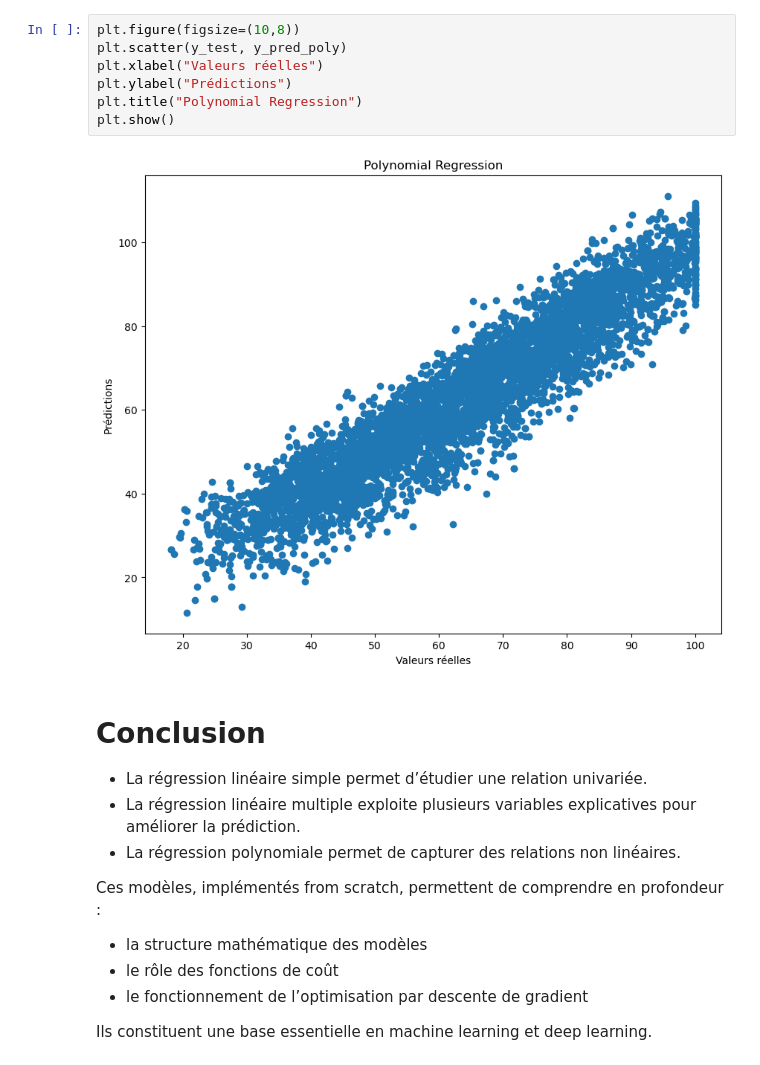
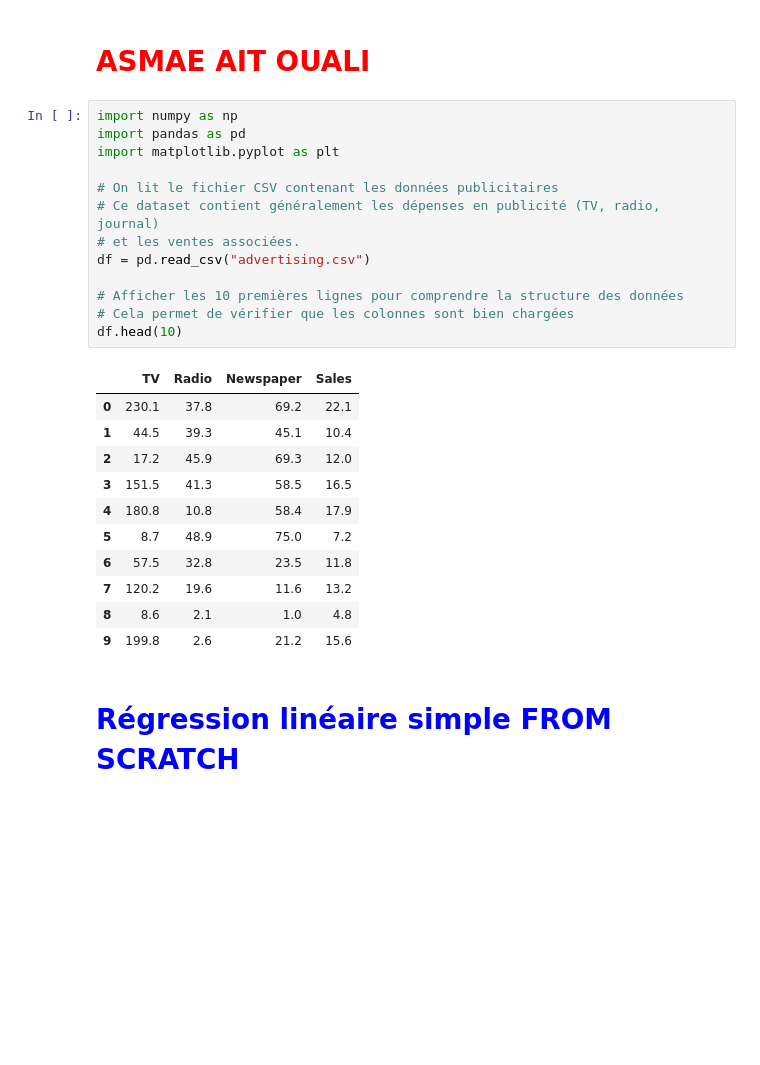
Before and after one commit to MasterGLCC/machine-learning-asmaeaitouali-1, a Jupyter notebook: from_scratch.ipynb, the cells around one changed output. Drawn from its saved outputs; the diff is of its cells as text; blank space fills up the shorter version.

Commit message:
Add files via upload
code python de Régession Linèaire, Multiple et polynomiale ,régression logistique(From scratch et avec bibliothèque)

```diff
--- a/from_scratch.ipynb
+++ b/from_scratch.ipynb
@@ -492,22 +1,29 @@ plt.show()
-# %%
-plt.figure(figsize=(10,8))
-plt.scatter(y_test, y_pred_poly)
-plt.xlabel("Valeurs réelles")
-plt.ylabel("Prédictions")
-plt.title("Polynomial Regression")
-plt.show()
-# %% [output]
-[figure, removed]
-# %% [markdown]
-# Conclusion
-
-- La régression linéaire simple permet d’étudier une relation univariée.
-- La régression linéaire multiple exploite plusieurs variables explicatives pour améliorer la prédiction.
-- La régression polynomiale permet de capturer des relations non linéaires.
-
-Ces modèles, implémentés from scratch, permettent de comprendre en profondeur :
-- la structure mathématique des modèles
-- le rôle des fonctions de coût
-- le fonctionnement de l’optimisation par descente de gradient
-
-Ils constituent une base essentielle en machine learning et deep learning.
+# %% [markdown]
+#  <span style="color:red">ASMAE AIT OUALI</span>
+# %%
+import numpy as np
+import pandas as pd
+import matplotlib.pyplot as plt
+
+# On lit le fichier CSV contenant les données publicitaires
+# Ce dataset contient généralement les dépenses en publicité (TV, radio, journal)
+# et les ventes associées.
+df = pd.read_csv("advertising.csv")
+
+# Afficher les 10 premières lignes pour comprendre la structure des données
+# Cela permet de vérifier que les colonnes sont bien chargées
+df.head(10)
+# %% [output]
+|  | TV | Radio | Newspaper | Sales |
+| 0 | 230.1 | 37.8 | 69.2 | 22.1 |
+| 1 | 44.5 | 39.3 | 45.1 | 10.4 |
+| 2 | 17.2 | 45.9 | 69.3 | 12.0 |
+| 3 | 151.5 | 41.3 | 58.5 | 16.5 |
+| 4 | 180.8 | 10.8 | 58.4 | 17.9 |
+| 5 | 8.7 | 48.9 | 75.0 | 7.2 |
+| 6 | 57.5 | 32.8 | 23.5 | 11.8 |
+| 7 | 120.2 | 19.6 | 11.6 | 13.2 |
+| 8 | 8.6 | 2.1 | 1.0 | 4.8 |
+| 9 | 199.8 | 2.6 | 21.2 | 15.6 |
+# %% [markdown]
+#  <span style="color:blue">Régression linéaire simple FROM SCRATCH</span>
```
Also changed, not shown: parts of 43 cells of this notebook, 2 other files.
